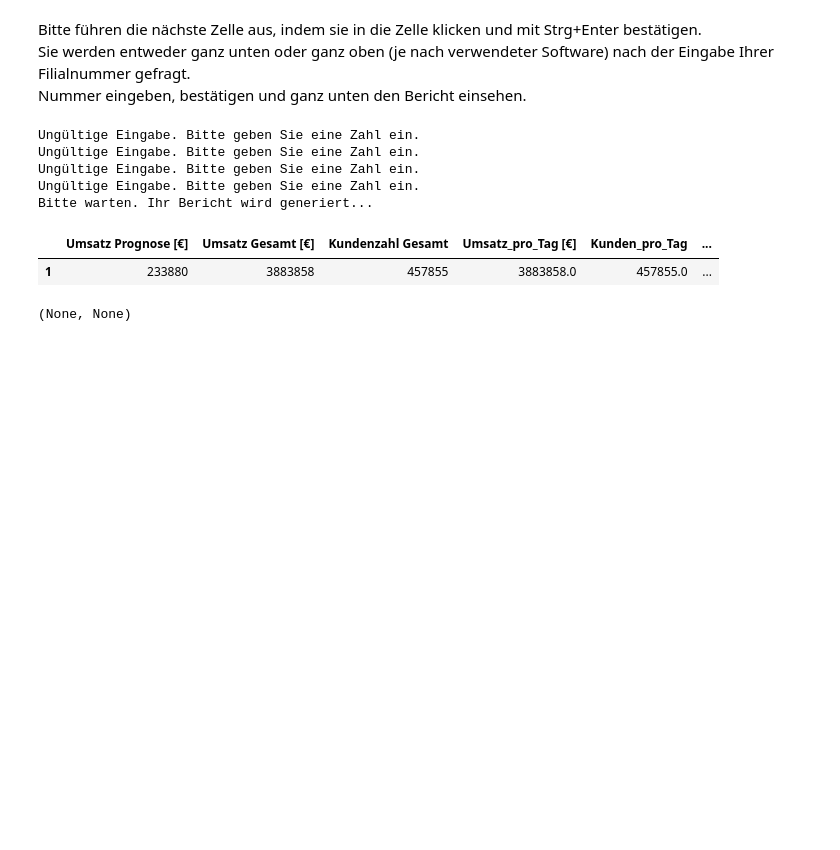
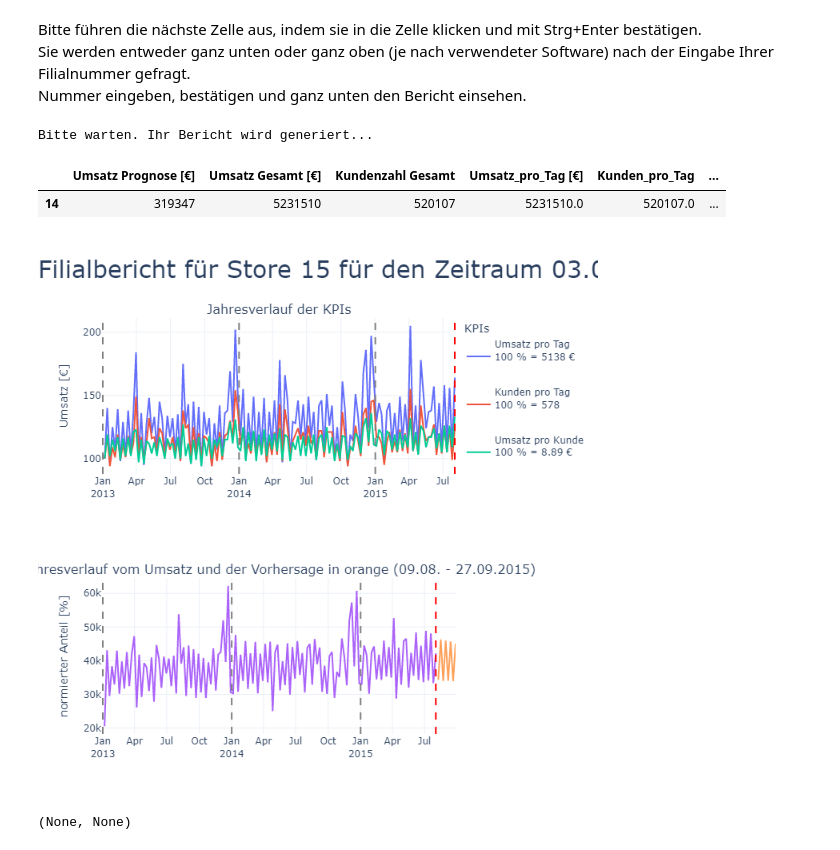
Before and after one commit to lygonian/ROSSMANN_Umsatz_Vorhersage, a Jupyter notebook: Notebooks/5_Filialbericht_Generator.ipynb, the cells around one changed output. Cells and saved outputs as stored; diff of their text form; code cells hidden in the pictures; blank space fills up the shorter version.

```diff
--- a/Notebooks/5_Filialbericht_Generator.ipynb
+++ b/Notebooks/5_Filialbericht_Generator.ipynb
@@ -21,6 +21,8 @@ import plotly.graph_objects as go
 from plotly.subplots import make_subplots
 %matplotlib inline
 import kaleido
+import plotly.io as pio
+pio.renderers.default = 'vscode+png'
 
 from IPython.display import display, HTML
 from functools import reduce
@@ -119,36 +121,33 @@ def generiere_report(Filialennummer):
     # jeden 3ten Monat zeigen
     fig.update_xaxes(tickformat="%b\n%Y", dtick="M3")
     fig.update_layout(title_text=f"Filialbericht für Store {Filialennummer} für den Zeitraum 03.08. - 27.09.2015", title_font_size=30, title_x=0.0, template="plotly_white", height=700,
                     xaxis1_title="", yaxis1_title="Umsatz [€]",
                     xaxis2_title="", yaxis2_title="normierter Anteil [%]",
                     legend_title="KPIs")
 
     df_gesamt = df_agg[df_agg.Filiale == Filialennummer].copy()
     df_gesamt["Umsatz Prognose"] = df_vorhersage.Umsatz.sum().round().astype(int)
     df_gesamt = df_gesamt[["Umsatz Prognose", 'Umsatz', 'Kundenzahl', 'Umsatz_pro_Tag', "Kunden_pro_Tag", 'Umsatz_pro_Kunde', 'Gruppe',]]
     df_gesamt.columns = ["Umsatz Prognose [€]", 'Umsatz Gesamt [€]', 'Kundenzahl Gesamt', 'Umsatz_pro_Tag [€]', "Kunden_pro_Tag", 'Umsatz_pro_Kunde[€]', 'Leistung nach Umsatz pro Tag',]
 
     return display(df_gesamt), fig.show()
 
 # Eingabeaufforderung erstellen
 while True:
     try:
         Filialennummer = int(input("Bitte geben Sie eine Filialnummer zwischen 1 und 1115 ein: "))
         if 1 <= Filialennummer <= 1115:
             break
         else:
             print("Die Filialnummer muss zwischen 1 und 1115 liegen. Bitte versuchen Sie es erneut.")
     except ValueError:
         print("Ungültige Eingabe. Bitte geben Sie eine Zahl ein.")
 
 # generiere_report mit der eingegebenen Filialnummer aufrufen
 generiere_report(Filialennummer)
 # %% [output]
-Ungültige Eingabe. Bitte geben Sie eine Zahl ein.
-Ungültige Eingabe. Bitte geben Sie eine Zahl ein.
-Ungültige Eingabe. Bitte geben Sie eine Zahl ein.
-Ungültige Eingabe. Bitte geben Sie eine Zahl ein.
 Bitte warten. Ihr Bericht wird generiert...
 |  | Umsatz Prognose [€] | Umsatz Gesamt [€] | Kundenzahl Gesamt | Umsatz_pro_Tag [€] | Kunden_pro_Tag | ... |
-| 1 | 233880 | 3883858 | 457855 | 3883858.0 | 457855.0 | ... |
+| 14 | 319347 | 5231510 | 520107 | 5231510.0 | 520107.0 | ... |
+[figure, added]
 (None, None)
```
Also changed, not shown: 3 other files.
